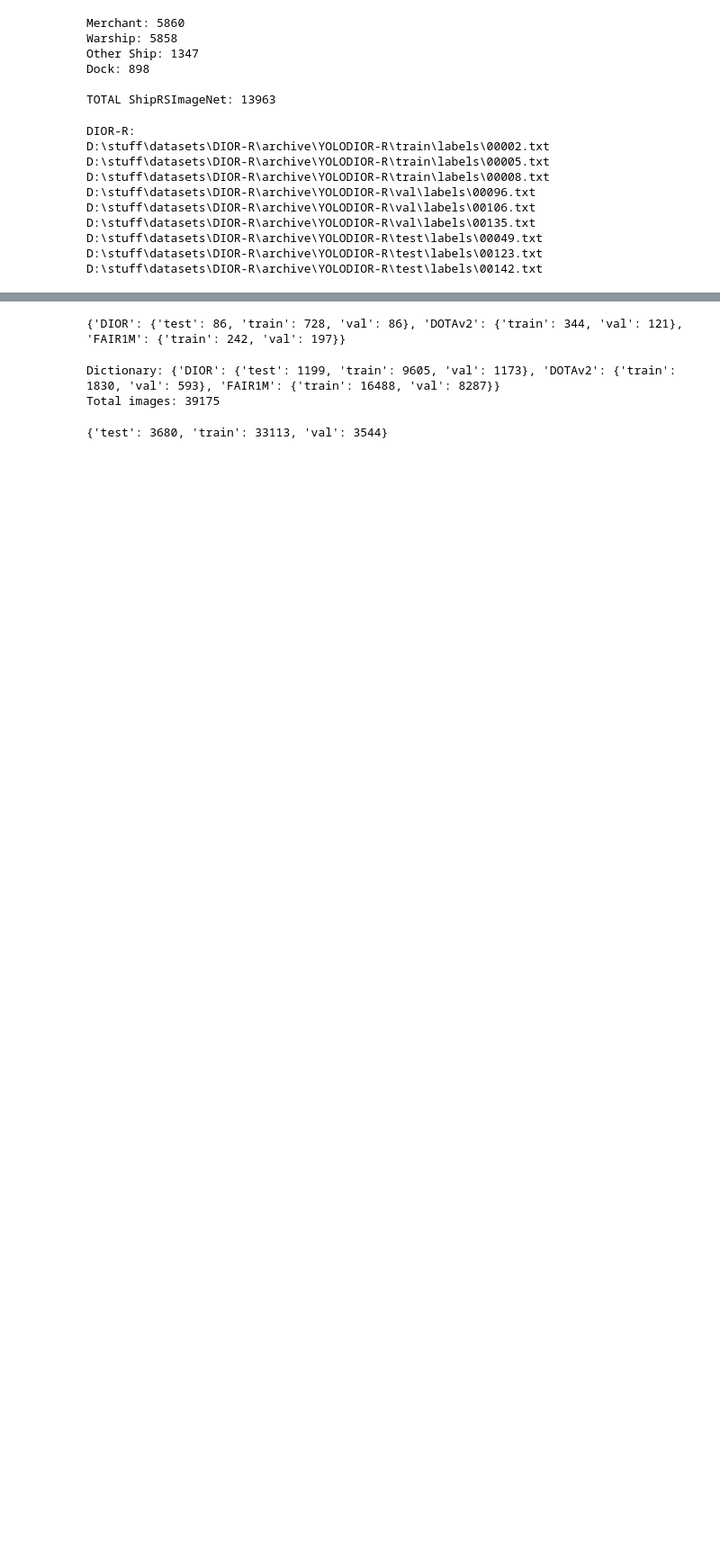
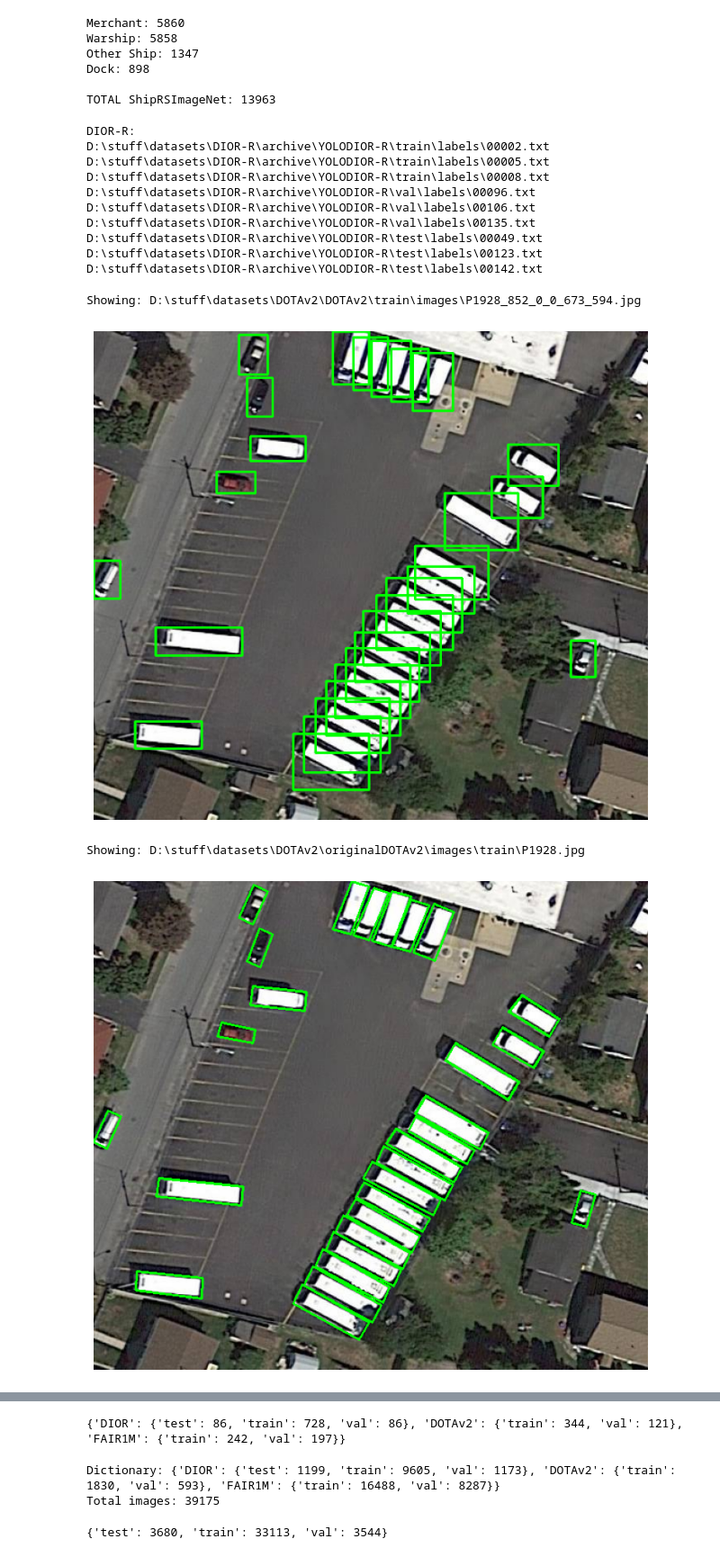
Before and after one commit to mateusz29/satellite-object-detection, a Jupyter notebook: notebooks/01_data_exploration.ipynb, the cells around one changed output, grey strips where cells are left out. Shown at 90% size. Cells and saved outputs as stored; diff of their text form; code cells hidden in the pictures; blank space fills up the shorter version.

Commit message:
New visualizations

```diff
--- a/notebooks/01_data_exploration.ipynb
+++ b/notebooks/01_data_exploration.ipynb
@@ -425,6 +425,15 @@ def show_image_with_boxes_dior(image_path, label_path, object_name=None):
     img = cv2.imread(image_path)
     h, w = img.shape[:2]
 
+    colors = {
+        # 0: (255, 0, 0),
+        # 1: (0, 255, 0),
+        # 2: (0, 0, 255),
+        # 3: (255, 255, 0),
+        # 4: (255, 0, 255),
+        # 5: (0, 255, 255),
+    }
+
     with open(label_path) as f:
         for line in f:
             parts = line.strip().split()
@@ -440,8 +449,8 @@ def show_image_with_boxes_dior(image_path, label_path, object_name=None):
                     x2 = int(cx + bw / 2)
                     y2 = int(cy + bh / 2)
 
-                    cv2.rectangle(img, (x1, y1), (x2, y2), (0, 255, 0), 2)
-                    cv2.putText(img, cls_name, (x1, y1 - 5), cv2.FONT_HERSHEY_SIMPLEX, 0.6, (0, 0, 255), 2)
+                    cv2.rectangle(img, (x1, y1), (x2, y2), colors.get(class_id, (0, 255, 0)), 2)
+                    # cv2.putText(img, cls_name, (x1, y1 - 5), cv2.FONT_HERSHEY_SIMPLEX, 0.6, (0, 0, 255), 2)
 
     img_rgb = cv2.cvtColor(img, cv2.COLOR_BGR2RGB)
     plt.figure(figsize=(10, 10))
@@ -465,7 +474,7 @@ def show_image_with_boxes_dotav2(image_path, label_path, object_name=None):
                     pts_array = cv2.convexHull(np.array(pts, dtype="int32"))
                     cv2.polylines(img, [pts_array], isClosed=True, color=(0, 255, 0), thickness=2)
                     x, y = pts[0]
-                    cv2.putText(img, cls, (x, y - 5), cv2.FONT_HERSHEY_SIMPLEX, 0.6, (0, 0, 255), 2)
+                    # cv2.putText(img, cls, (x, y - 5), cv2.FONT_HERSHEY_SIMPLEX, 0.6, (0, 0, 255), 2)
 
     img_rgb = cv2.cvtColor(img, cv2.COLOR_BGR2RGB)
     plt.figure(figsize=(10, 10))
@@ -574,6 +583,21 @@ def show_image_with_boxes_msgo(image_path, label_path, object_name=None):
     plt.axis("off")
     plt.show()
 # %%
+# MSGO
+image_path = "D:\\stuff\\datasets\\DOTAv2\\DOTAv2\\train\\images\\P1928_852_0_0_673_594.jpg"
+label_path = "D:\\stuff\\datasets\\DOTAv2\\DOTAv2\\train\\labels\\P1928_852_0_0_673_594.txt"
+show_image_with_boxes_dior(image_path, label_path)
+
+# DOTAv2
+image_path = "D:\\stuff\\datasets\\DOTAv2\\originalDOTAv2\\images\\train\\P1928.jpg"
+label_path = "D:\\stuff\\datasets\\DOTAv2\\originalDOTAv2\\labels\\train\\P1928.txt"
+show_image_with_boxes_dotav2(image_path, label_path)
+
+
+# image_path = "D:\\stuff\\datasets\\DIOR\\DIOR\\train\\images\\00561_143_0_0_800_800.jpg"
+# label_path = "D:\\stuff\\datasets\\DIOR\\DIOR\\train\\labels\\00561_143_0_0_800_800.txt"
+# show_image_with_boxes_dior(image_path, label_path)
+
 # FAIR1M
 # image_path = "D:\\stuff\\datasets\\FAIR1M\\fair1m_date_1922\\val\\images\\1150.jpg"
 # label_path = "D:\\stuff\\datasets\\FAIR1M\\fair1m_date_1922\\val\\labelTxt\\11150.txt"
@@ -650,33 +674,38 @@ def show_image_with_boxes_msgo(image_path, label_path, object_name=None):
 # image_path = "D:\\stuff\\datasets\\ShipRSImageNet\\images\\000325.jpg"
 # show_image_with_boxes_ships(image_path)
 
 # DIOR
 # roundabout
 # image_path = "D:\\stuff\\datasets\\DIOR\\archive\\images\\07617.jpg"
 # label_path = "D:\\stuff\\datasets\\DIOR\\archive\\labels\\07617.txt"
 # print("roundabout")
 # show_image_with_boxes_dior(image_path, label_path)
 # # intersection
 # image_path = "D:\\stuff\\datasets\\DIOR\\archive\\images\\15819.jpg"
 # label_path = "D:\\stuff\\datasets\\DIOR\\archive\\labels\\15819.txt"
 # print("intersection")
 # show_image_with_boxes_dior(image_path, label_path)
 # # intersection
 # image_path = "D:\\stuff\\datasets\\DIOR\\archive\\images\\17102.jpg"
 # label_path = "D:\\stuff\\datasets\\DIOR\\archive\\labels\\17102.txt"
 # print("intersection")
 # show_image_with_boxes_dior(image_path, label_path)
 
 # # DOTAv2
 # image_path = "D:\\stuff\\datasets\\DOTAv2\\DOTAv2\\images\\train\\P0064.jpg"
 # label_path = "D:\\stuff\\datasets\\DOTAv2\\DOTAv2\\labels\\DOTA-v2.0_train (original format)\\P0064.txt"
 # print("intersection")
 # show_image_with_boxes_dotav2(image_path, label_path)
 
 # image_path = "D:\\stuff\\datasets\\DOTAv2\\DOTAv2\\images\\train\\P1325.jpg"
 # label_path = "D:\\stuff\\datasets\\DOTAv2\\DOTAv2\\labels\\DOTA-v2.0_train (original format)\\P1325.txt"
 # print("intersection")
 # show_image_with_boxes_dotav2(image_path, label_path)
+# %% [output]
+Showing: D:\stuff\datasets\DOTAv2\DOTAv2\train\images\P1928_852_0_0_673_594.jpg
+[figure, added]
+Showing: D:\stuff\datasets\DOTAv2\originalDOTAv2\images\train\P1928.jpg
+[figure, added]
 # %%
 def show_multiple_images_fair1m(target_object, max_results=None, show_only_target=False):
     results_val = search_object(fair1m_val_labels, target_object, max_results)
```
Also changed, not shown: parts of 1 cell of this notebook, 2 other files.
